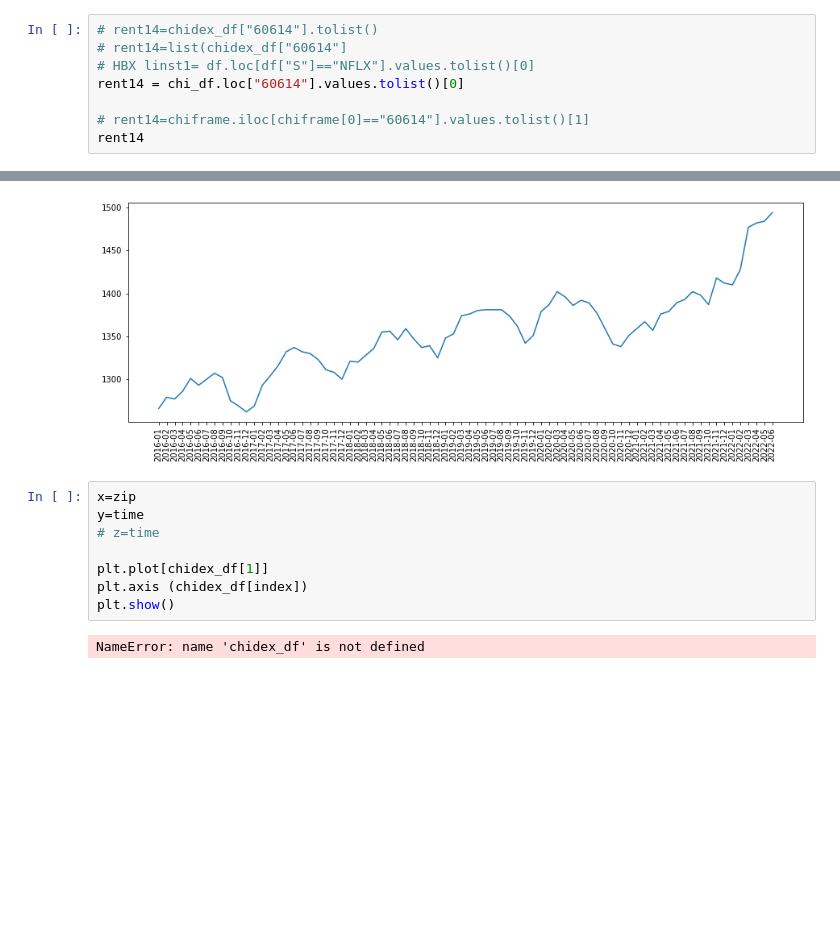
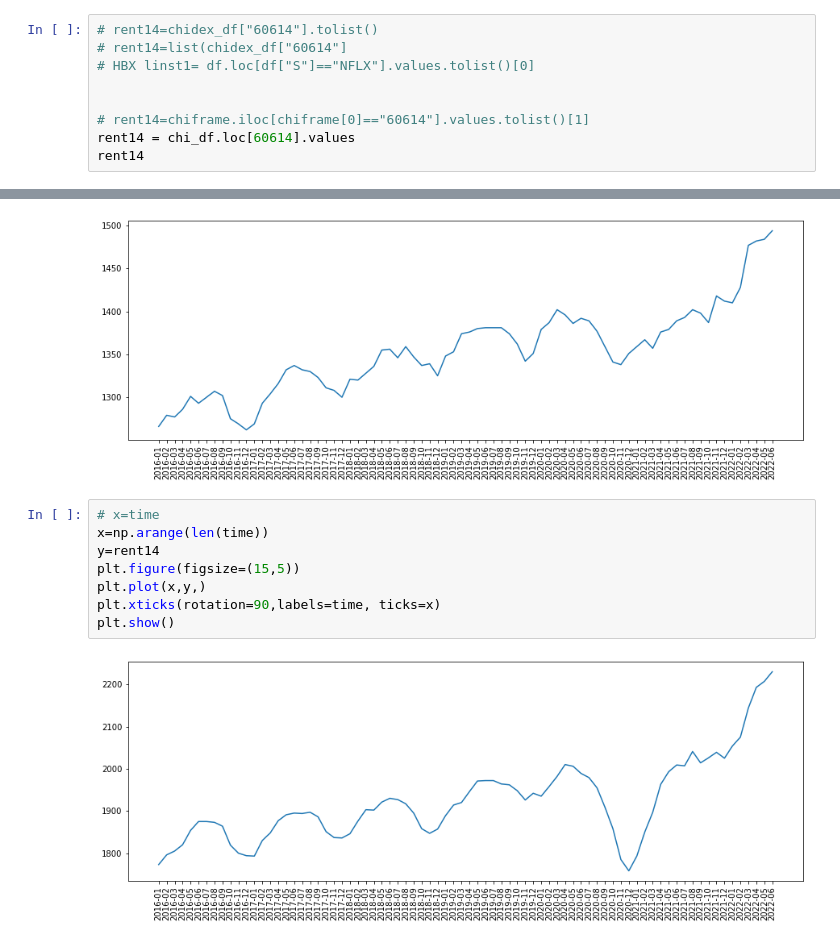
Before and after one commit to ASwigart/Project-1-EDA-Git-Collab, a Jupyter notebook: Chicago Rents over Time -Zori.ipynb, the cells around one changed output, grey strips where cells are left out. Cells and saved outputs as stored; diff of their text form; blank space fills up the shorter version.

```diff
--- a/Chicago Rents over Time -Zori.ipynb
+++ b/Chicago Rents over Time -Zori.ipynb
@@ -276,8 +315,9 @@ rent24=[]
 # rent14=chidex_df["60614"].tolist()
 # rent14=list(chidex_df["60614"]
 # HBX linst1= df.loc[df["S"]=="NFLX"].values.tolist()[0]
-rent14 = chi_df.loc["60614"].values.tolist()[0]
+
 
 # rent14=chiframe.iloc[chiframe[0]=="60614"].values.tolist()[1]
+rent14 = chi_df.loc[60614].values
 rent14
 # %% [output]
@@ -344,12 +411,12 @@ plt.show()
 # %% [output]
 [figure]
 # %%
-x=zip
-y=time
-# z=time
-
-plt.plot[chidex_df[1]]
-plt.axis (chidex_df[index])
+# x=time
+x=np.arange(len(time))
+y=rent14
+plt.figure(figsize=(15,5))
+plt.plot(x,y,)
+plt.xticks(rotation=90,labels=time, ticks=x)
 plt.show()
 # %% [output]
-NameError: name 'chidex_df' is not defined
+[figure, added]
```
Also changed, not shown: parts of 27 cells of this notebook.
